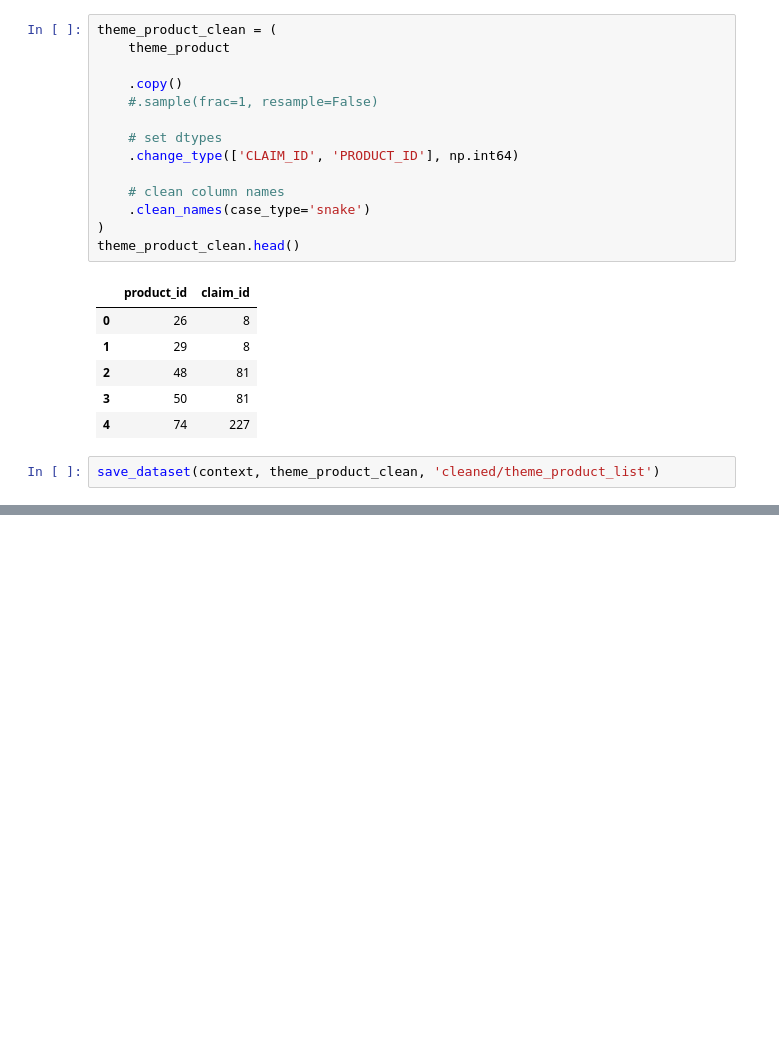
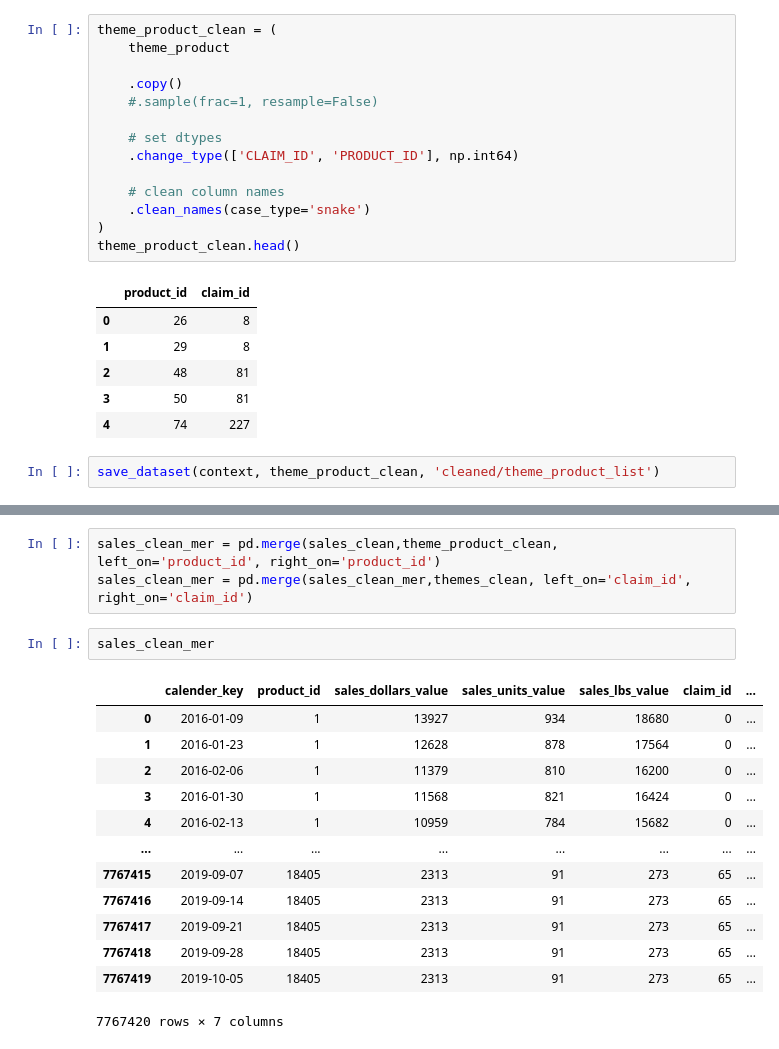
Before and after one commit to AnilKumarPappu/Case_study, a Jupyter notebook: notebooks/dev/Priyank/02_data_cleaning.ipynb, the cells around one changed output, grey strips where cells are left out. Cells and saved outputs as stored; diff of their text form; blank space fills up the shorter version.

```diff
--- a/notebooks/dev/Priyank/02_data_cleaning.ipynb
+++ b/notebooks/dev/Priyank/02_data_cleaning.ipynb
@@ -427,0 +654,19 @@ save_dataset(context, theme_product_clean, 'cleaned/theme_product_list')
+# %%
+sales_clean_mer = pd.merge(sales_clean,theme_product_clean, left_on='product_id', right_on='product_id')
+sales_clean_mer = pd.merge(sales_clean_mer,themes_clean, left_on='claim_id', right_on='claim_id')
+# %%
+sales_clean_mer
+# %% [output]
+|  | calender_key | product_id | sales_dollars_value | sales_units_value | sales_lbs_value | claim_id | ... |
+| 0 | 2016-01-09 | 1 | 13927 | 934 | 18680 | 0 | ... |
+| 1 | 2016-01-23 | 1 | 12628 | 878 | 17564 | 0 | ... |
+| 2 | 2016-02-06 | 1 | 11379 | 810 | 16200 | 0 | ... |
+| 3 | 2016-01-30 | 1 | 11568 | 821 | 16424 | 0 | ... |
+| 4 | 2016-02-13 | 1 | 10959 | 784 | 15682 | 0 | ... |
+| ... | ... | ... | ... | ... | ... | ... | ... |
+| 7767415 | 2019-09-07 | 18405 | 2313 | 91 | 273 | 65 | ... |
+| 7767416 | 2019-09-14 | 18405 | 2313 | 91 | 273 | 65 | ... |
+| 7767417 | 2019-09-21 | 18405 | 2313 | 91 | 273 | 65 | ... |
+| 7767418 | 2019-09-28 | 18405 | 2313 | 91 | 273 | 65 | ... |
+| 7767419 | 2019-10-05 | 18405 | 2313 | 91 | 273 | 65 | ... |
+7767420 rows × 7 columns
```
Also changed, not shown: parts of 26 cells of this notebook, 5 other files.
